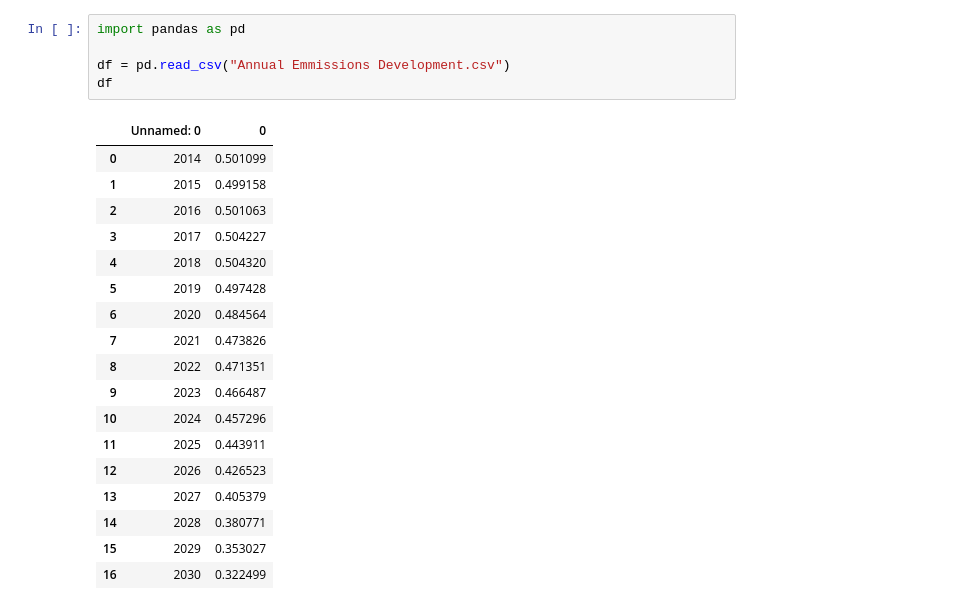
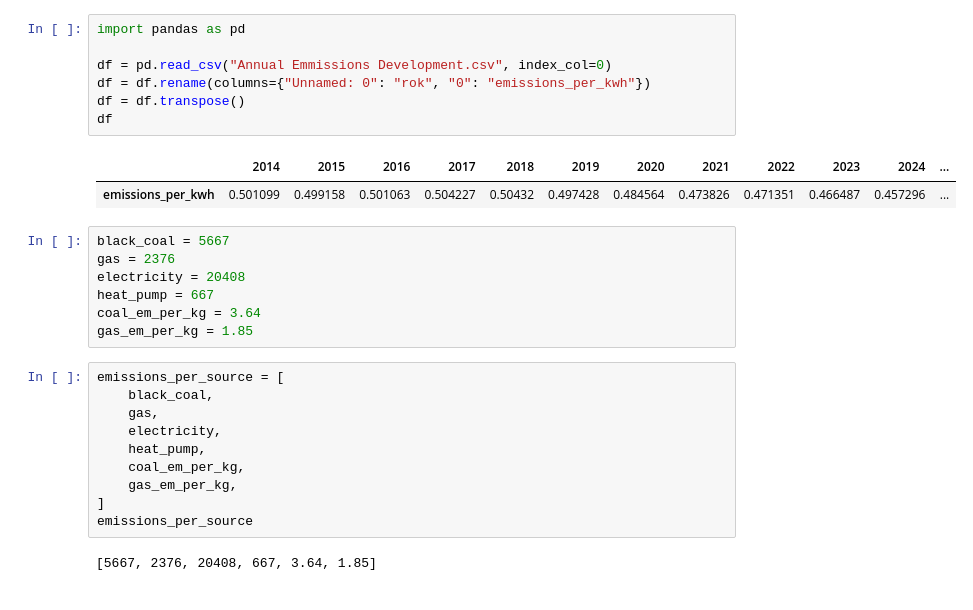
Before and after one commit to Czechitas-DA-Green-is-Good/Hackathon, a Jupyter notebook: annual_emmissions.ipynb, the cells around one changed output. Drawn from its saved outputs; the diff is of its cells as text.

```diff
--- a/annual_emmissions.ipynb
+++ b/annual_emmissions.ipynb
@@ -1,24 +1,29 @@
 # %%
 import pandas as pd
 
-df = pd.read_csv("Annual Emmissions Development.csv")
+df = pd.read_csv("Annual Emmissions Development.csv", index_col=0)
+df = df.rename(columns={"Unnamed: 0": "rok", "0": "emissions_per_kwh"})
+df = df.transpose()
 df
 # %% [output]
-|  | Unnamed: 0 | 0 |
-| 0 | 2014 | 0.501099 |
-| 1 | 2015 | 0.499158 |
-| 2 | 2016 | 0.501063 |
-| 3 | 2017 | 0.504227 |
-| 4 | 2018 | 0.504320 |
-| 5 | 2019 | 0.497428 |
-| 6 | 2020 | 0.484564 |
-| 7 | 2021 | 0.473826 |
-| 8 | 2022 | 0.471351 |
-| 9 | 2023 | 0.466487 |
-| 10 | 2024 | 0.457296 |
-| 11 | 2025 | 0.443911 |
-| 12 | 2026 | 0.426523 |
-| 13 | 2027 | 0.405379 |
-| 14 | 2028 | 0.380771 |
-| 15 | 2029 | 0.353027 |
-| 16 | 2030 | 0.322499 |
+|  | 2014 | 2015 | 2016 | 2017 | 2018 | 2019 | 2020 | 2021 | 2022 | 2023 | 2024 | ... |
+| emissions_per_kwh | 0.501099 | 0.499158 | 0.501063 | 0.504227 | 0.50432 | 0.497428 | 0.484564 | 0.473826 | 0.471351 | 0.466487 | 0.457296 | ... |
+# %%
+black_coal = 5667
+gas = 2376
+electricity = 20408
+heat_pump = 667
+coal_em_per_kg = 3.64
+gas_em_per_kg = 1.85
+# %%
+emissions_per_source = [
+    black_coal,
+    gas,
+    electricity,
+    heat_pump,
+    coal_em_per_kg,
+    gas_em_per_kg,
+]
+emissions_per_source
+# %% [output]
+[5667, 2376, 20408, 667, 3.64, 1.85]
```
Also changed, not shown: parts of 2 cells of this notebook, 1 other file.
